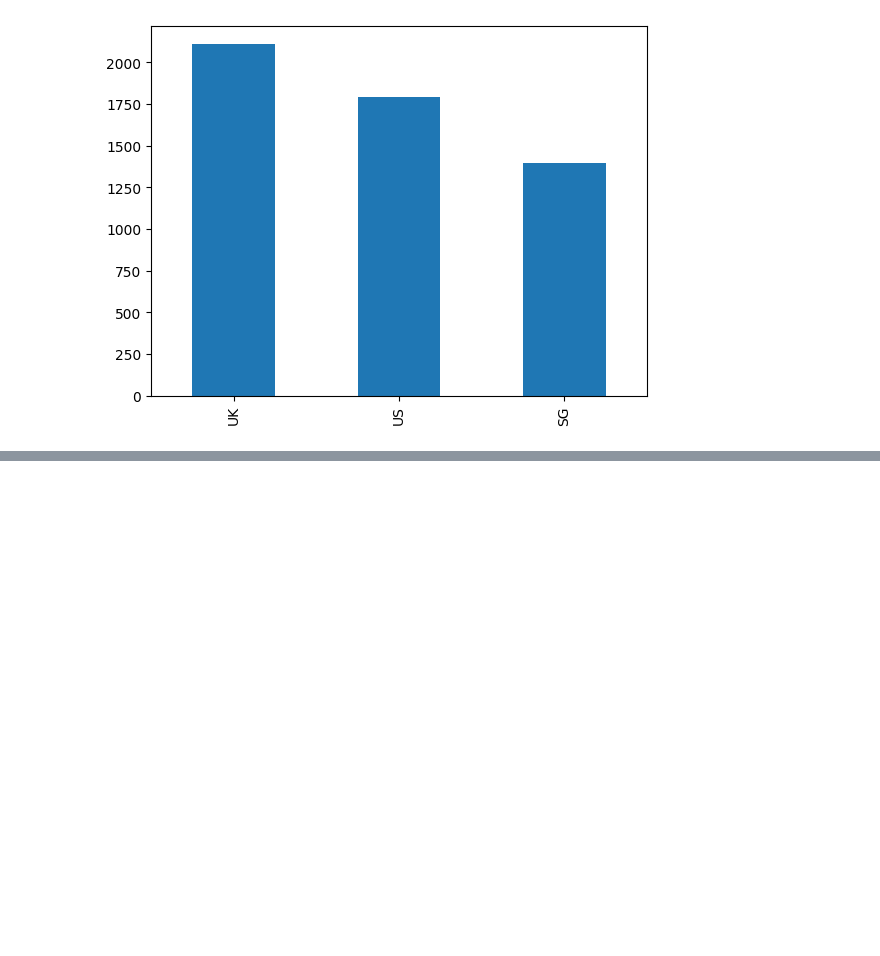
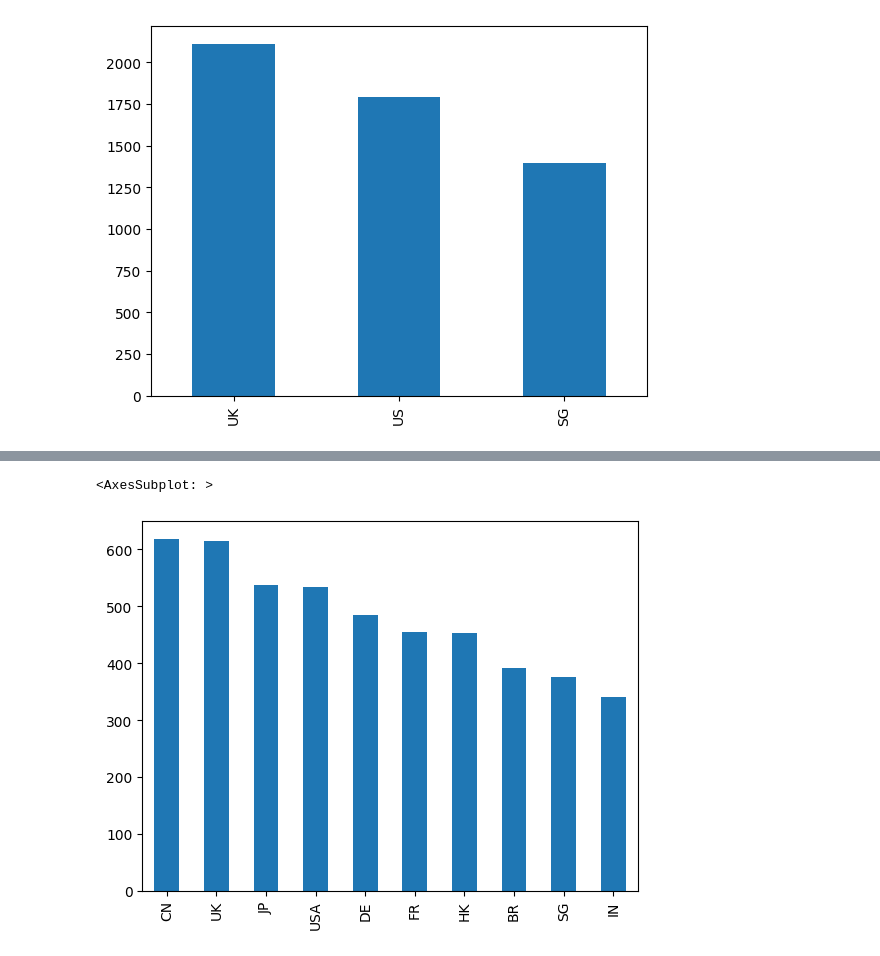
Before and after one commit to bhavesh-chainani/fraud_detection, a Jupyter notebook: silent_eight.ipynb, the cells around one changed output, grey strips where cells are left out. Saved outputs shown, nothing was run; the diff lists cells and outputs as text; code cells hidden in the pictures; blank space fills up the shorter version.

```diff
--- a/silent_eight.ipynb
+++ b/silent_eight.ipynb
@@ -85,0 +98,6 @@ data.customer_country.value_counts().plot(kind='bar')
+# %%
+#plot counterparty country
+data.counterparty_country.value_counts().plot(kind='bar')
+# %% [output]
+<AxesSubplot: >
+[figure, added]
```
Also changed, not shown: parts of 31 cells of this notebook, 1 other file.
